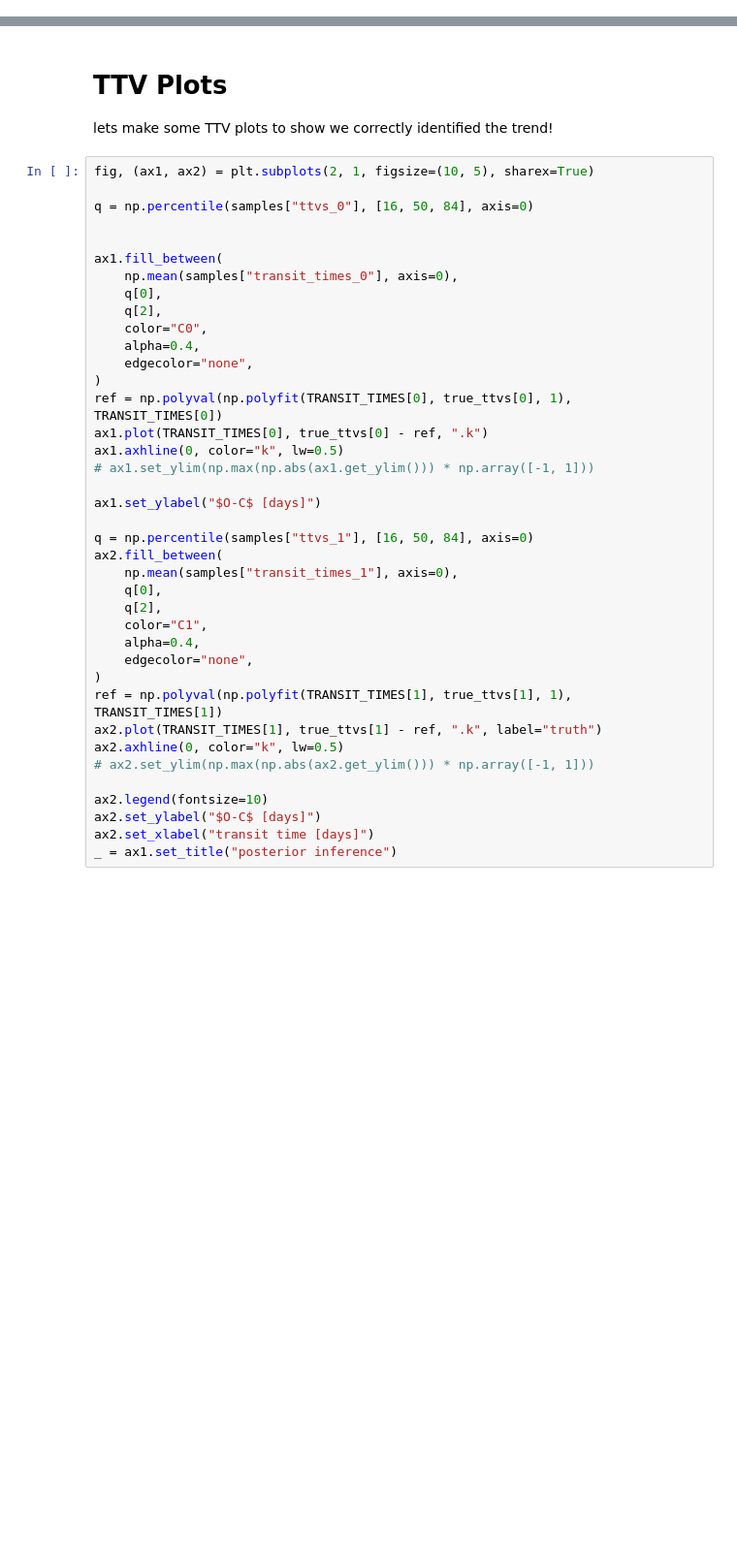
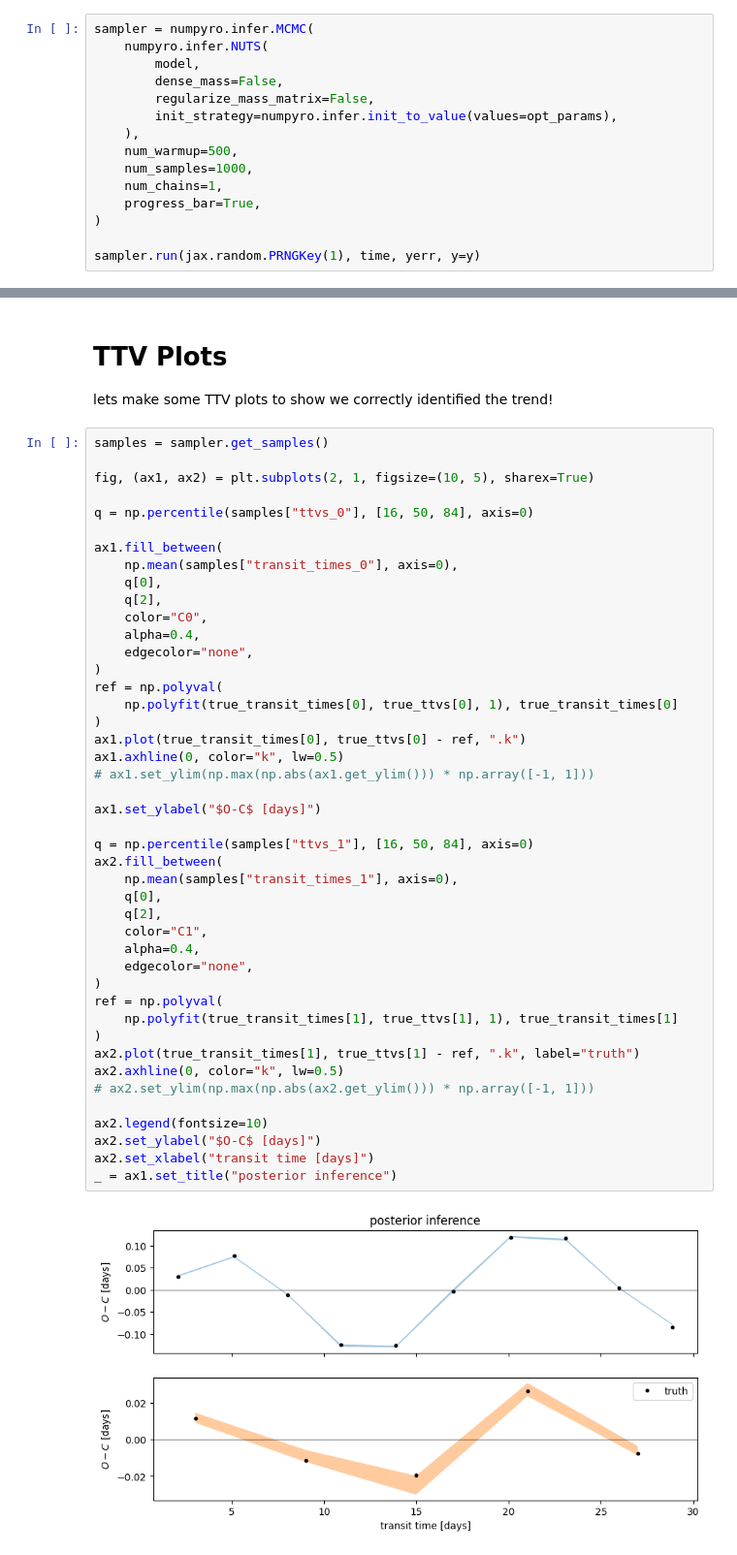
Before and after one commit to exoplanet-dev/jaxoplanet, a Jupyter notebook: docs/tutorials/ttv.ipynb, the cells around one changed output, grey strips where cells are left out. Shown: that part at 97% size. Cells and saved outputs as stored; diff of their text form; blank space fills up the shorter version.

```diff
--- a/docs/tutorials/ttv.ipynb
+++ b/docs/tutorials/ttv.ipynb
@@ -313,0 +244,15 @@ plt.show()
+# %%
+sampler = numpyro.infer.MCMC(
+    numpyro.infer.NUTS(
+        model,
+        dense_mass=False,
+        regularize_mass_matrix=False,
+        init_strategy=numpyro.infer.init_to_value(values=opt_params),
+    ),
+    num_warmup=500,
+    num_samples=1000,
+    num_chains=1,
+    progress_bar=True,
+)
+
+sampler.run(jax.random.PRNGKey(1), time, yerr, y=y)
@@ -316,42 +300,49 @@ plt.show()
 
 lets make some TTV plots to show we correctly identified the trend!
 # %%
+samples = sampler.get_samples()
+
 fig, (ax1, ax2) = plt.subplots(2, 1, figsize=(10, 5), sharex=True)
 
 q = np.percentile(samples["ttvs_0"], [16, 50, 84], axis=0)
-
 
 ax1.fill_between(
     np.mean(samples["transit_times_0"], axis=0),
     q[0],
     q[2],
     color="C0",
     alpha=0.4,
     edgecolor="none",
 )
-ref = np.polyval(np.polyfit(TRANSIT_TIMES[0], true_ttvs[0], 1), TRANSIT_TIMES[0])
-ax1.plot(TRANSIT_TIMES[0], true_ttvs[0] - ref, ".k")
+ref = np.polyval(
+    np.polyfit(true_transit_times[0], true_ttvs[0], 1), true_transit_times[0]
+)
+ax1.plot(true_transit_times[0], true_ttvs[0] - ref, ".k")
 ax1.axhline(0, color="k", lw=0.5)
 # ax1.set_ylim(np.max(np.abs(ax1.get_ylim())) * np.array([-1, 1]))
 
 ax1.set_ylabel("$O-C$ [days]")
 
 q = np.percentile(samples["ttvs_1"], [16, 50, 84], axis=0)
 ax2.fill_between(
     np.mean(samples["transit_times_1"], axis=0),
     q[0],
     q[2],
     color="C1",
     alpha=0.4,
     edgecolor="none",
 )
-ref = np.polyval(np.polyfit(TRANSIT_TIMES[1], true_ttvs[1], 1), TRANSIT_TIMES[1])
-ax2.plot(TRANSIT_TIMES[1], true_ttvs[1] - ref, ".k", label="truth")
+ref = np.polyval(
+    np.polyfit(true_transit_times[1], true_ttvs[1], 1), true_transit_times[1]
+)
+ax2.plot(true_transit_times[1], true_ttvs[1] - ref, ".k", label="truth")
 ax2.axhline(0, color="k", lw=0.5)
 # ax2.set_ylim(np.max(np.abs(ax2.get_ylim())) * np.array([-1, 1]))
 
 ax2.legend(fontsize=10)
 ax2.set_ylabel("$O-C$ [days]")
 ax2.set_xlabel("transit time [days]")
 _ = ax1.set_title("posterior inference")
+# %% [output]
+[figure, added]
 # %% [markdown]
```
Also changed, not shown: parts of 45 cells of this notebook, 2 other files.
